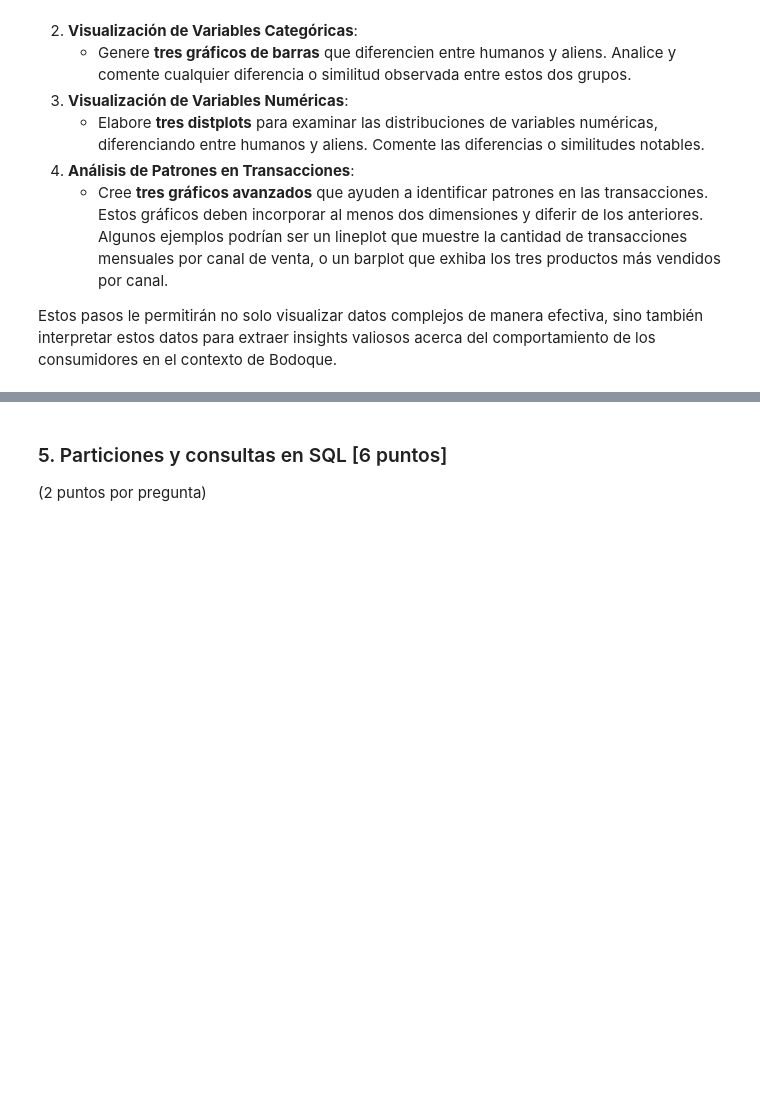
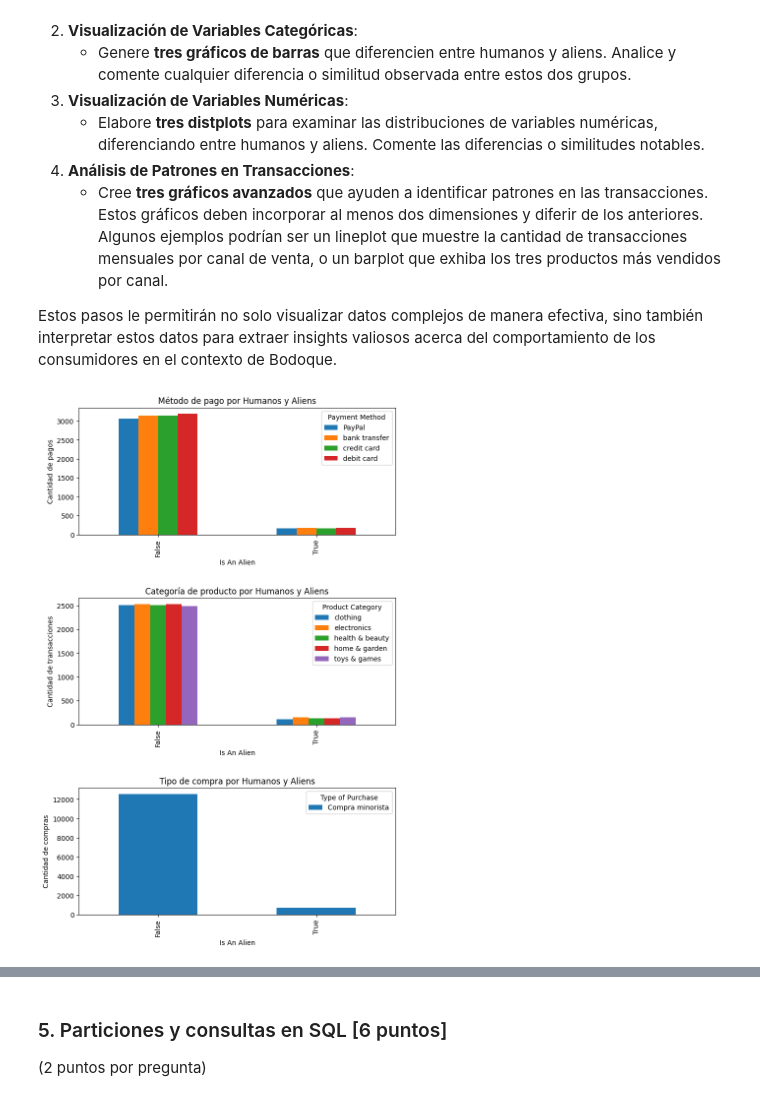
Before and after one commit to BenjaminAnguloCaro/MDS7202, a Jupyter notebook: 202404121406DFBC8E17352DB3B1__Laboratorio_4_enunciado.ipynb, the cells around one changed output, grey strips where cells are left out. Drawn from its saved outputs; the diff is of its cells as text; code cells hidden in the pictures; blank space fills up the shorter version.

```diff
--- a/202404121406DFBC8E17352DB3B1__Laboratorio_4_enunciado.ipynb
+++ b/202404121406DFBC8E17352DB3B1__Laboratorio_4_enunciado.ipynb
@@ -339,3 +350,31 @@ Para llevar a cabo esta tarea, siga los siguientes pasos utilizando la librería
 Estos pasos le permitirán no solo visualizar datos complejos de manera efectiva, sino también interpretar estos datos para extraer insights valiosos acerca del comportamiento de los consumidores en el contexto de Bodoque.
 # %%
 # Escriba su respuesta aquí
+
+# Transformación a formato pandas
+df_pd = df.toPandas()
+# %%
+# Visualización de variables categóricas: se generan 3 gráficos de barras que diferencian entre humanos y aliens
+import matplotlib.pyplot as plt
+
+fig, axes = plt.subplots(3, 1, figsize=(8, 12))
+
+# gráfico para la variable "Payment Method"
+df_pd.groupby(["Is An Alien", "Payment Method"]).size().unstack().plot(kind="bar", ax=axes[0])
+axes[0].set_title("Método de pago por Humanos y Aliens")
+axes[0].set_ylabel("Cantidad de pagos")
+
+# gráfico para la variable "Product Category"
+df_pd.groupby(["Is An Alien", "Product Category"]).size().unstack().plot(kind="bar", ax=axes[1])
+axes[1].set_title("Categoría de producto por Humanos y Aliens")
+axes[1].set_ylabel("Cantidad de transacciones")
+
+# gráfico para la variable "Type of purchase"
+df_pd.groupby(["Is An Alien", "Type of Purchase"]).size().unstack().plot(kind="bar", ax=axes[2])
+axes[2].set_title("Tipo de compra por Humanos y Aliens")
+axes[2].set_ylabel("Cantidad de compras")
+
+plt.tight_layout(pad=3.0)
+plt.show()
+# %% [output]
+[figure, added]
```
Also changed, not shown: parts of 8 cells of this notebook.
